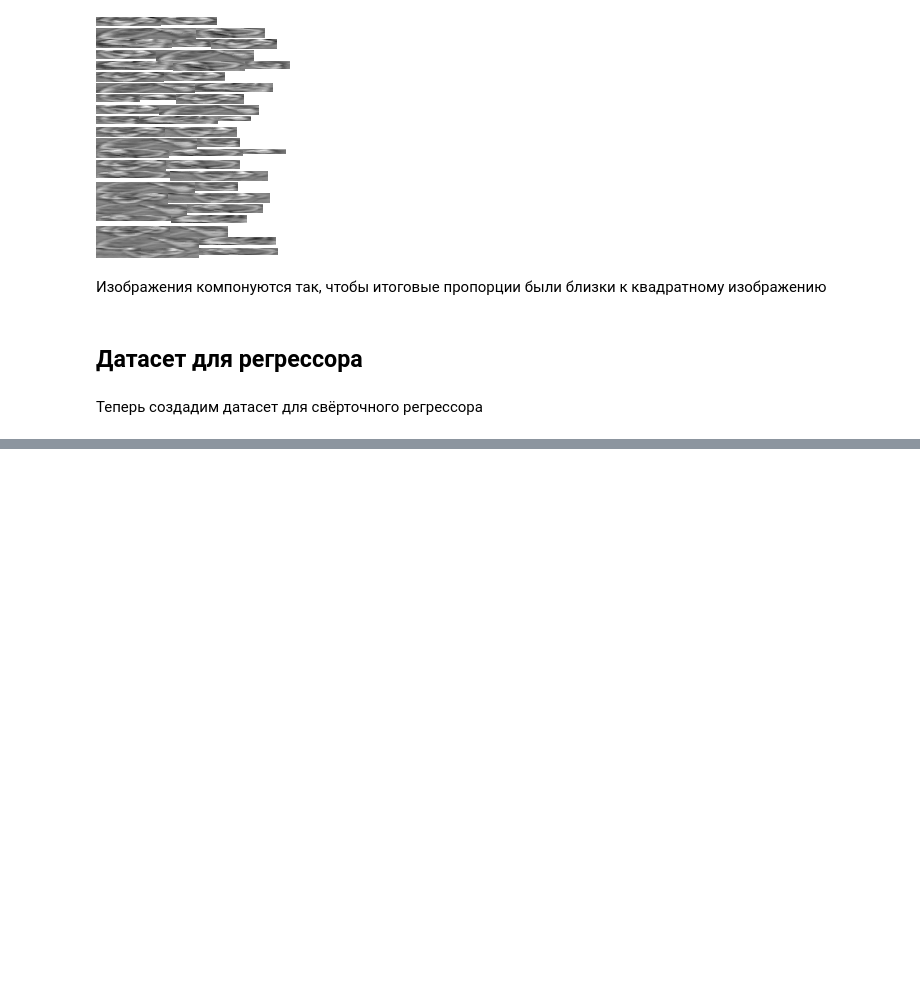
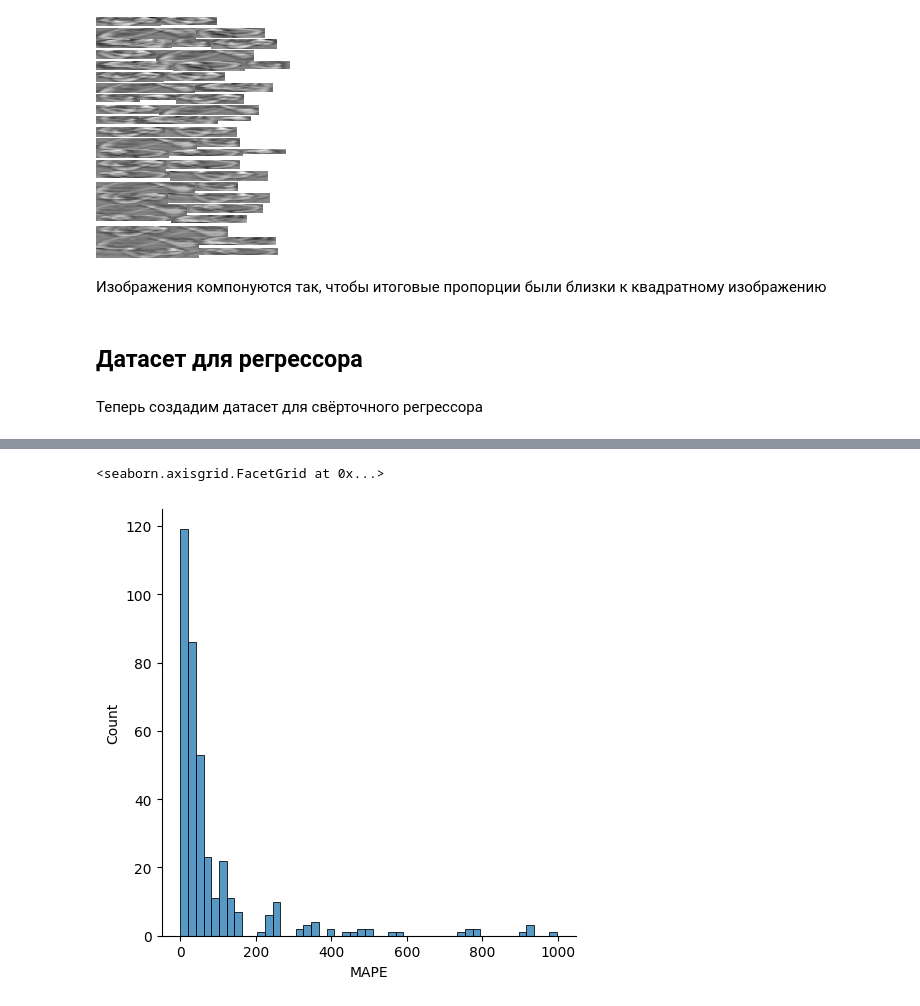
Before and after one commit to EHAT32/manioka, a Jupyter notebook: train_CNN.ipynb, the cells around one changed output, grey strips where cells are left out. Drawn from its saved outputs; the diff is of its cells as text; code cells hidden in the pictures; blank space fills up the shorter version.

```diff
--- a/train_CNN.ipynb
+++ b/train_CNN.ipynb
@@ -221,0 +293,3 @@ new_test_df = generate_regression_dataset(test_df, output_test, test_data_path,
+# %%
+train_dataset = RootVolumeDataset(new_train_df, train_transform)
+test_dataset = RootVolumeDataset(new_test_df, test_transform, is_train = False)
@@ -221,0 +365,6 @@ new_test_df = generate_regression_dataset(test_df, output_test, test_data_path,
+# %%
+model = RootVolumeRegressor()
+# %%
+trainer = L.Trainer(max_epochs = 20)
+
+trainer.fit(model, train_dataloader)
@@ -221,0 +467,27 @@ new_test_df = generate_regression_dataset(test_df, output_test, test_data_path,
+# %%
+new_train_loader = DataLoader(
+    train_dataset,
+    batch_size=16,
+    shuffle=False,
+    num_workers=0,
+    pin_memory=True
+)
+train_preds, target = get_model_preds(model, new_train_loader)
+
+preds = train_preds
+targets = target
+preds = np.array(preds) if not isinstance(preds, np.ndarray) else preds
+targets = np.array(targets) if not isinstance(targets, np.ndarray) else targets
+res = []
+for i in range(len(targets)):
+    target = targets[i]
+    pred = preds[i]
+    if abs(target) < 1e-3:
+        res.append(0)
+    else:
+        res.append((np.abs(pred - target) / target) * 100)
+
+
+new_train_df["Preds"] = train_preds
+new_train_df["MAPE"] = res
+new_train_df.head()
@@ -221,0 +503,5 @@ new_test_df = generate_regression_dataset(test_df, output_test, test_data_path,
+# %%
+sns.displot(new_train_df[new_train_df["MAPE"] < 1000]["MAPE"])
+# %% [output]
+<seaborn.axisgrid.FacetGrid at 0x...>
+[figure, added]
```
Also changed, not shown: parts of 26 cells of this notebook.
